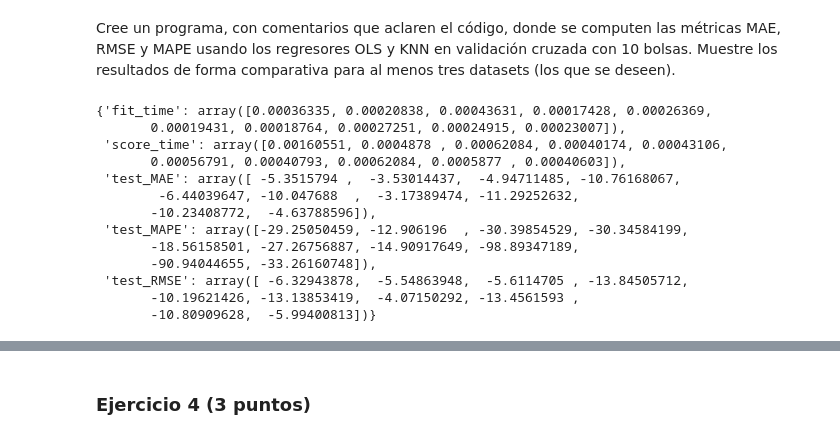
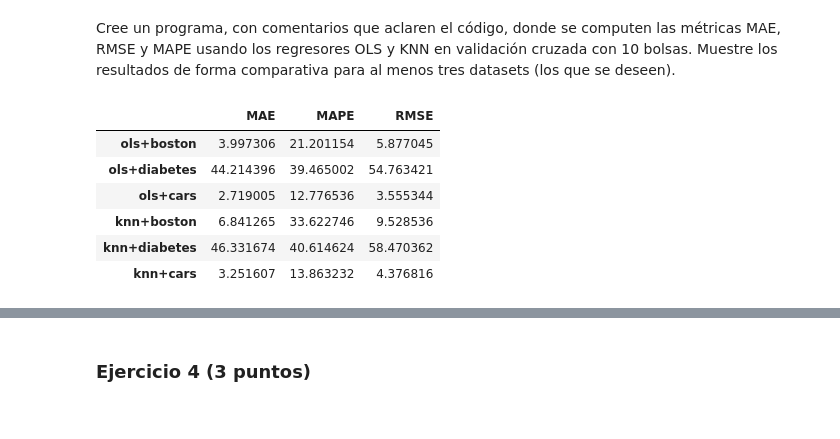
Before and after one commit to hridog00/ApredizajeSupervisado, a Jupyter notebook: Actividad2.ipynb, the cells around one changed output, grey strips where cells are left out. Saved outputs shown, nothing was run; the diff lists cells and outputs as text; code cells hidden in the pictures.

```diff
--- a/Actividad2.ipynb
+++ b/Actividad2.ipynb
@@ -143,47 +158,37 @@ import numpy as np
 from math import sqrt
 from pprint import pprint
 from sklearn import datasets
-from sklearn.dummy import DummyRegressor
+from sklearn.neighbors import KNeighborsRegressor
 from sklearn.model_selection import cross_validate
+from sklearn.model_selection import cross_val_predict
+
 from sklearn.model_selection import KFold
 from sklearn.metrics import make_scorer
 from sklearn.metrics import mean_squared_error
+from sklearn.metrics import mean_absolute_error
+from sklearn.linear_model import LinearRegression
+from sklearn.model_selection import train_test_split
+import pandas as pd
+
 # Carga de datos.
-datos = datasets.load_boston()
-datasets = []
+data = {}
+data['boston'] = datasets.load_boston(return_X_y=True)
+data['diabetes'] = datasets.load_diabetes(return_X_y=True)
+data['cars'] = load_cars()
+
 # Algoritmo de aprendizaje.
-reg = DummyRegressor()
-modelos = []
+ols = LinearRegression()
+k = 10
+knn = KNeighborsRegressor(n_neighbors = k)
+modelos = {}
+modelos['ols'] = ols
+modelos['knn'] = knn
 
 # Métricas de evaluación.
 metricas = {
-    'MAE': 'neg_mean_absolute_error',
-    'RMSE': make_scorer(
-                lambda y, y_pred: sqrt(mean_squared_error(y, y_pred)),
-                greater_is_better=False),
-    'MAPE': make_scorer(
-                lambda y, y_pred: np.mean(np.abs((y - y_pred) / y)) * 100,
-                greater_is_better=False)
+  'MAE':  mean_absolute_error,
+  'RMSE': lambda y, y_pred:
+          sqrt(mean_squared_error(y, y_pred)),
+  'MAPE': lambda y, y_pred:
+          np.mean(np.abs((y - y_pred) / y)) * 100
 }
-# Vector de resultados
-resultados = []
-
-# Validación y evaluación del modelo.
-evaluacion = cross_validate(reg, datos.data, datos.target,
-                            cv = KFold(n_splits=10), scoring = metricas)
-# Presentación de los resultados de la evaluación.
-pprint(evaluacion)
-# %% [output]
-{'fit_time': array([0.00036335, 0.00020838, 0.00043631, 0.00017428, 0.00026369,
-       0.00019431, 0.00018764, 0.00027251, 0.00024915, 0.00023007]),
- 'score_time': array([0.00160551, 0.0004878 , 0.00062084, 0.00040174, 0.00043106,
-       0.00056791, 0.00040793, 0.00062084, 0.0005877 , 0.00040603]),
- 'test_MAE': array([ -5.3515794 ,  -3.53014437,  -4.94711485, -10.76168067,
-        -6.44039647, -10.047688  ,  -3.17389474, -11.29252632,
-       -10.23408772,  -4.63788596]),
- 'test_MAPE': array([-29.25050459, -12.906196  , -30.39854529, -30.34584199,
-       -18.56158501, -27.26756887, -14.90917649, -98.89347189,
-       -90.94044655, -33.26160748]),
- 'test_RMSE': array([ -6.32943878,  -5.54863948,  -5.6114705 , -13.84505712,
-       -10.19621426, -13.13853419,  -4.07150292, -13.4561593 ,
-       -10.80909628,  -5.99400813])}
@@ -189,0 +207,10 @@ pprint(evaluacion)
+# %%
+resultados
+# %% [output]
+|  | MAE | MAPE | RMSE |
+| ols+boston | 3.997306 | 21.201154 | 5.877045 |
+| ols+diabetes | 44.214396 | 39.465002 | 54.763421 |
+| ols+cars | 2.719005 | 12.776536 | 3.555344 |
+| knn+boston | 6.841265 | 33.622746 | 9.528536 |
+| knn+diabetes | 46.331674 | 40.614624 | 58.470362 |
+| knn+cars | 3.251607 | 13.863232 | 4.376816 |
```
Also changed, not shown: parts of 3 cells of this notebook.
